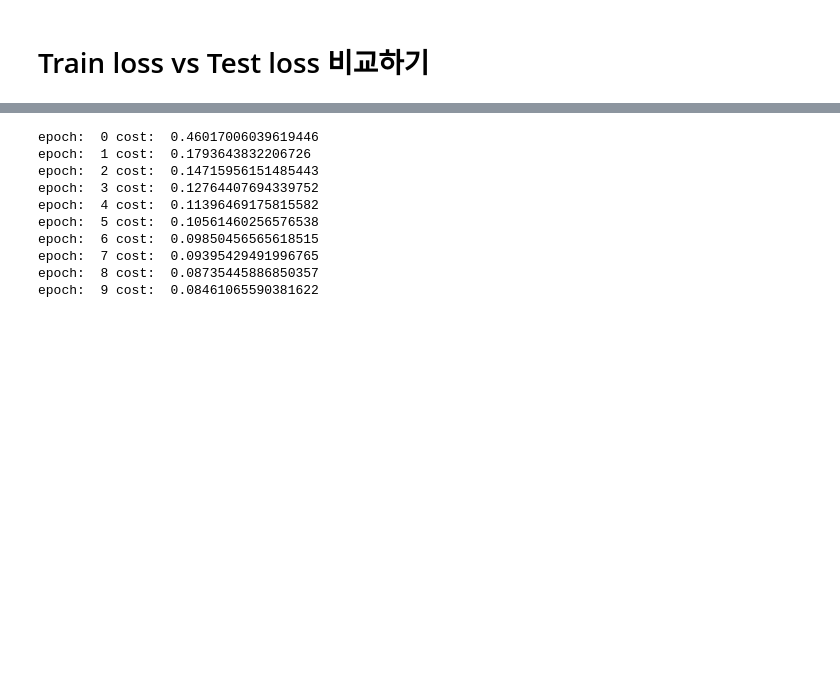
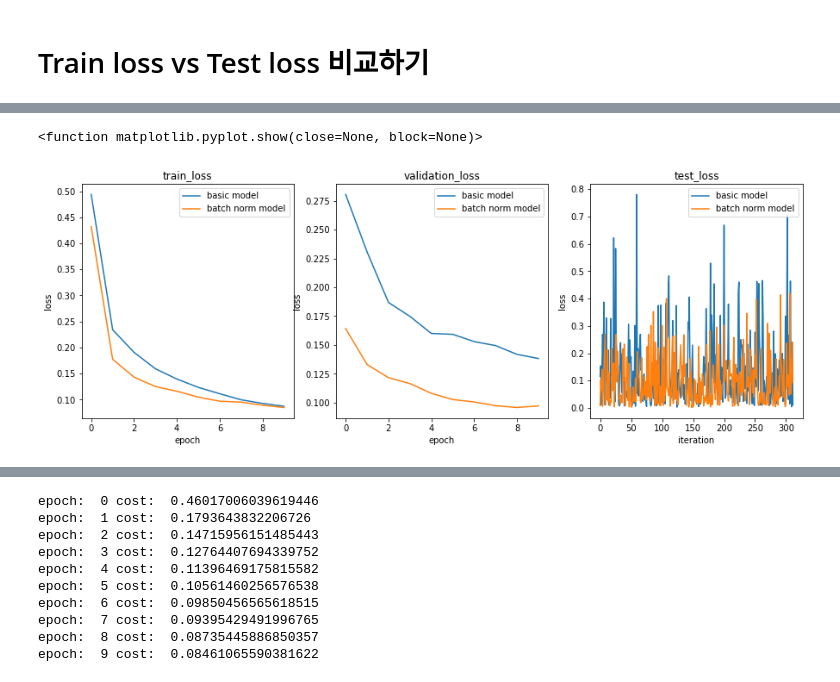
Before and after one commit to Jeong-JaeYoon/Pytorch_basic, a Jupyter notebook: mentoring.ipynb, the cells around one changed output, grey strips where cells are left out. Saved outputs shown, nothing was run; the diff lists cells and outputs as text; code cells hidden in the pictures; blank space fills up the shorter version.

```diff
--- a/mentoring.ipynb
+++ b/mentoring.ipynb
@@ -318,0 +399,24 @@ plt.show
+# %%
+plt.figure(figsize=(15,5))
+plt.subplot(1,3,1)
+plt.title('train_loss')
+plt.xlabel('epoch')
+plt.ylabel('loss')
+plt.plot(range(10), base_train_epoch_loss, range(10), bn_train_epoch_loss)
+plt.legend(['basic model', 'batch norm model'], loc = 1)
+plt.subplot(1,3,2)
+plt.title('validation_loss')
+plt.xlabel('epoch')
+plt.ylabel('loss')
+plt.plot(range(10), base_valid_epoch_loss, range(10), bn_valid_epoch_loss)
+plt.legend(['basic model', 'batch norm model'], loc = 1)
+plt.subplot(1,3,3)
+plt.title('test_loss')
+plt.xlabel('iteration')
+plt.ylabel('loss')
+plt.plot(range(len(test_loader)), base_test_iteration_loss, range(len(test_loader)), bn_test_iteration_loss)
+plt.legend(['basic model', 'batch norm model'], loc = 1)
+plt.show
+# %% [output]
+<function matplotlib.pyplot.show(close=None, block=None)>
+[figure, added]
```
Also changed, not shown: parts of 12 cells of this notebook.
